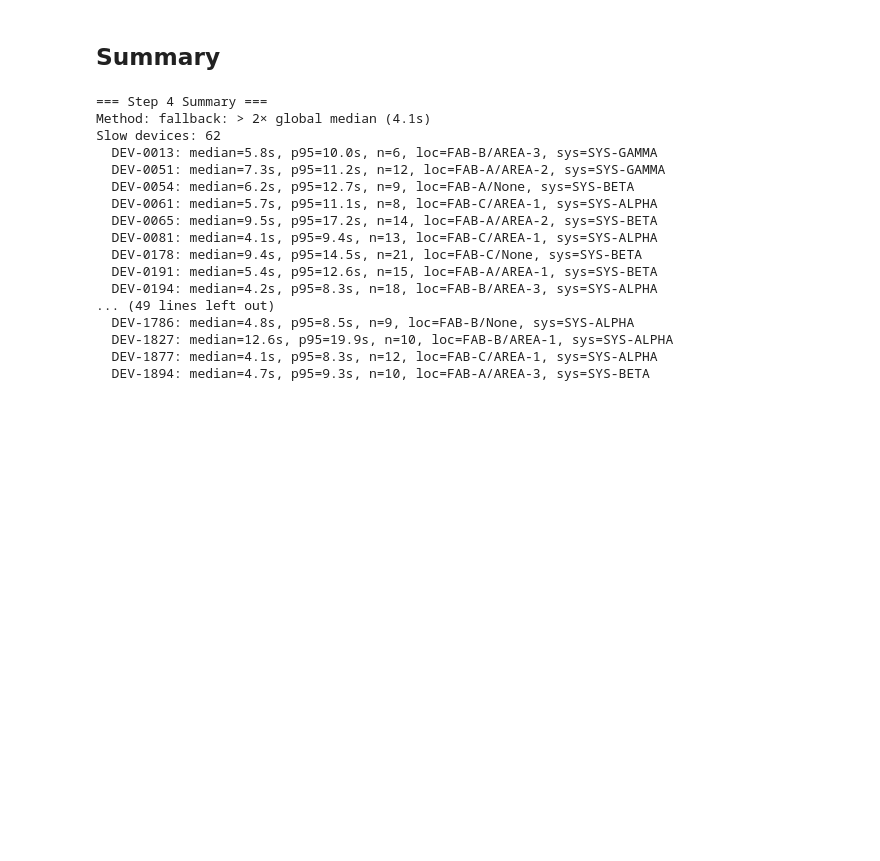
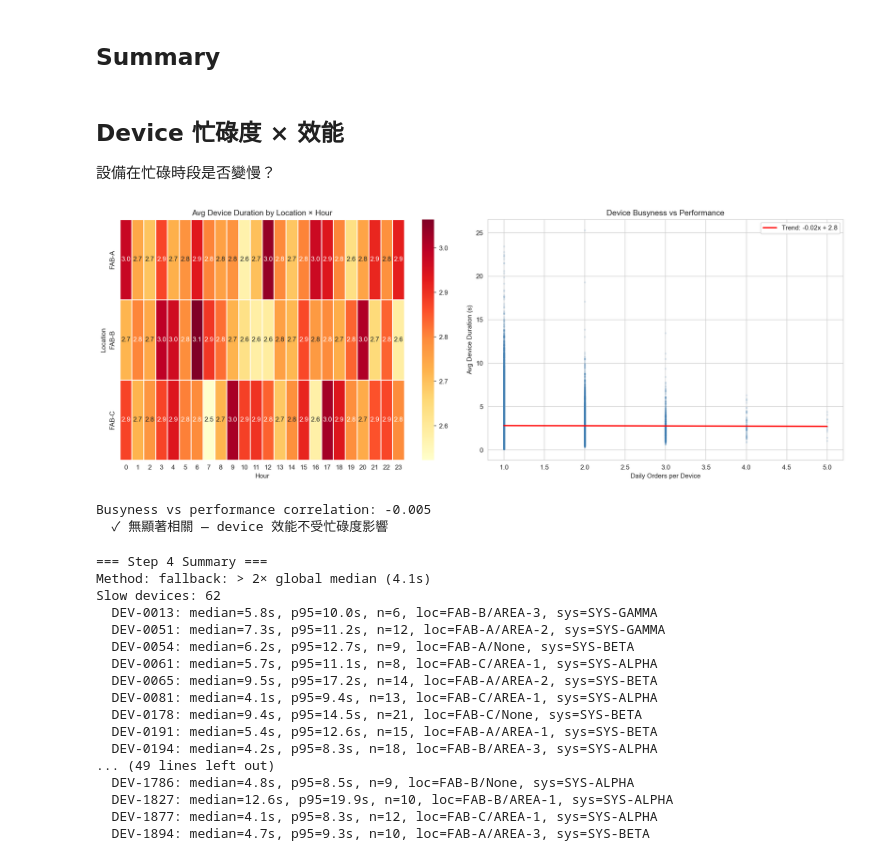
Before and after one commit to yschiang/perf-profiling, a Jupyter notebook: notebooks/step4_slow_device.ipynb, the cells around one changed output. Saved outputs shown, nothing was run; the diff lists cells and outputs as text; code cells hidden in the pictures; blank space fills up the shorter version.

```diff
--- a/notebooks/step4_slow_device.ipynb
+++ b/notebooks/step4_slow_device.ipynb
@@ -177,6 +177,60 @@ if n_slow > 0:
 [figure]
 # %% [markdown]
 ## Summary
+# %% [markdown]
+## Device 忙碌度 × 效能
+
+設備在忙碌時段是否變慢？
+# %%
+# Device utilization: hour × loc_1 heatmap + busy vs performance scatter
+normal['hour'] = normal['order_created_at'].dt.hour
+
+fig, axes = plt.subplots(1, 2, figsize=(16, 6))
+
+# Left: loc_1 × hour heatmap (avg device_duration)
+pivot = normal.groupby(['loc_1', 'hour'])['device_duration_avg_seconds'].mean().unstack(fill_value=0)
+sns.heatmap(pivot, cmap='YlOrRd', annot=True, fmt='.1f', ax=axes[0], linewidths=0.5)
+axes[0].set_title('Avg Device Duration by Location × Hour')
+axes[0].set_xlabel('Hour')
+axes[0].set_ylabel('Location')
+
+# Right: daily order count per device vs avg device_duration
+normal['date'] = normal['order_created_at'].dt.date
+dev_daily = normal.groupby(['device_id', 'date']).agg(
+    daily_orders=('order_id', 'count'),
+    avg_device_dur=('device_duration_avg_seconds', 'mean'),
+).reset_index()
+
+axes[1].scatter(dev_daily['daily_orders'], dev_daily['avg_device_dur'],
+                alpha=0.1, s=5, c='steelblue')
+axes[1].set_title('Device Busyness vs Performance')
+axes[1].set_xlabel('Daily Orders per Device')
+axes[1].set_ylabel('Avg Device Duration (s)')
+
+# Trend line
+if len(dev_daily) > 10:
+    z = np.polyfit(dev_daily['daily_orders'], dev_daily['avg_device_dur'], 1)
+    x_line = np.linspace(dev_daily['daily_orders'].min(), dev_daily['daily_orders'].max(), 100)
+    axes[1].plot(x_line, np.poly1d(z)(x_line), 'r-', linewidth=2,
+                 label=f'Trend: {z[0]:.2f}x + {z[1]:.1f}')
+    axes[1].legend()
+
+plt.tight_layout()
+plt.savefig(REPORTS_DIR / 'step4_device_utilization.png', dpi=150)
+plt.show()
+
+# Check if busy devices are slower
+if len(dev_daily) > 10:
+    corr = dev_daily['daily_orders'].corr(dev_daily['avg_device_dur'])
+    print(f"Busyness vs performance correlation: {corr:.3f}")
+    if abs(corr) > 0.3:
+        print(f"  ⚠️ 相關性顯著 — 忙碌的 device 確實比較慢")
+    else:
+        print(f"  ✓ 無顯著相關 — device 效能不受忙碌度影響")
+# %% [output]
+[figure, added]
+Busyness vs performance correlation: -0.005
+  ✓ 無顯著相關 — device 效能不受忙碌度影響
 # %%
 print(f"=== Step 4 Summary ===")
 print(f"Method: {method}")
```
Also changed, not shown: 7 other files.
